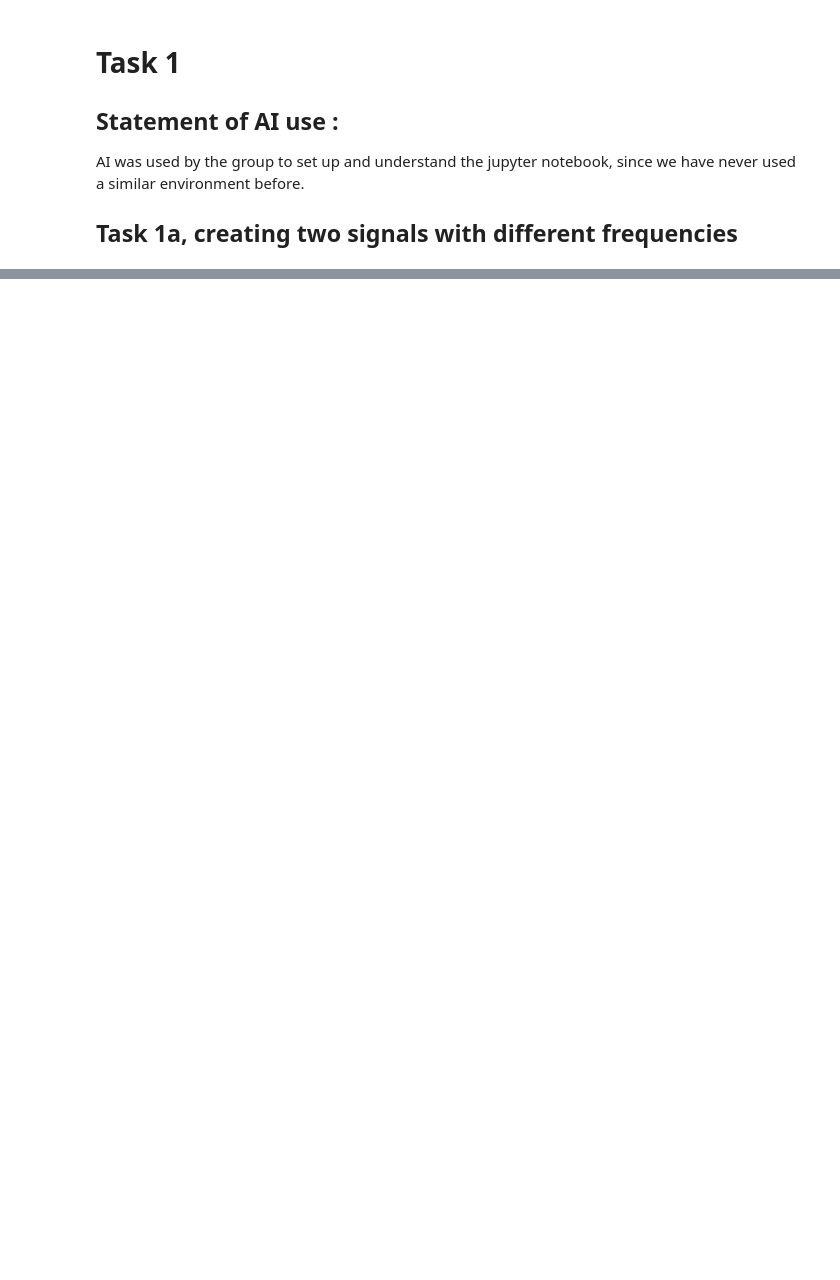
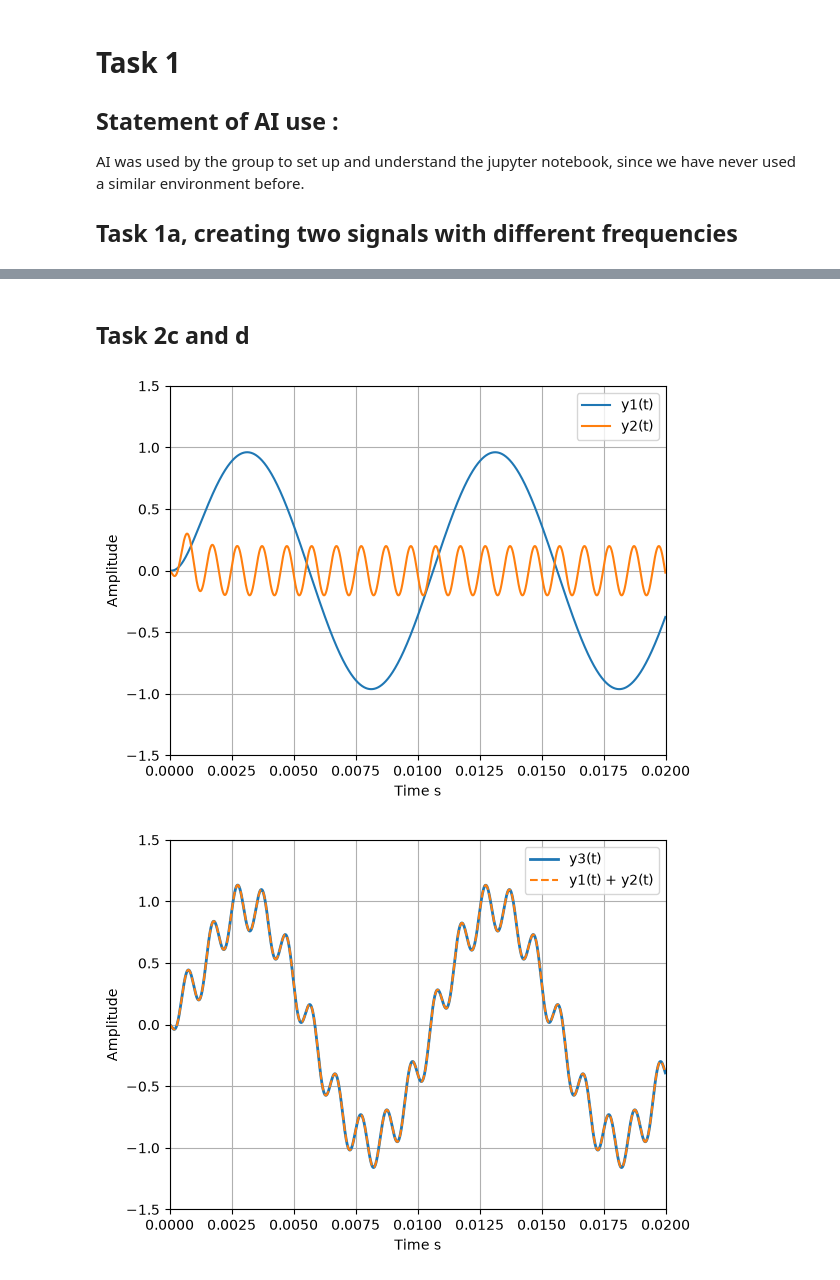
Before and after one commit to Mawi2342/LTI-system, a Jupyter notebook: assignment1.ipynb, the cells around one changed output, grey strips where cells are left out. Cells and saved outputs as stored; diff of their text form; code cells hidden in the pictures; blank space fills up the shorter version.

Commit message:
Task 2

```diff
--- a/assignment1.ipynb
+++ b/assignment1.ipynb
@@ -47,0 +109,60 @@ sd.play(x2 ,1/dt ,blocking=True)
+# %% [markdown]
+## Task 2c and d
+# %%
+import numpy as np
+import matplotlib.pyplot as plt
+from scipy import signal
+import sounddevice as sd
+
+dt = 0.00001
+t3 = np.arange(0, 0.02, dt)
+
+# Retrieved from Task 1
+## For x1: period T=0.01s, amplitude A=1, phase shift φ = 0 and f= 1/T = 1/0,01 = 100
+## For x2: amplitude A=1, phase shift φ = -pi/4
+x1 = 1*np.sin(2*np.pi*100*t3+0)
+x2 = 1*np.sin(2*np.pi*1000*t3-np.pi/4)
+
+x3 = x1 + x2
+
+def convolve(x, h):
+    y = dt*signal.convolve(x, h, method = 'direct')
+    y = y[0:x.shape[0]]
+    return y
+
+alpha = 1000 * np.pi
+h = (alpha**2)*t3*np.exp(-alpha*t3)
+y1 = convolve(x1, h)
+y2 = convolve(x2, h)
+
+y3 = convolve(x3, h)
+ySum = y1 + y2
+
+# Plotting y1(t) and y2(t)
+fig, ax1 = plt.subplots()
+ax1.plot(t3, y1, label='y1(t)')
+ax1.plot(t3, y2, label='y2(t)')
+
+ax1.set_xlabel('Time s')
+ax1.set_ylabel('Amplitude')
+ax1.set_xlim(0, 0.02)
+ax1.set_ylim(-1.5, 1.5)
+ax1.legend()
+ax1.grid()
+plt.show()
+
+# Plotting y3(t)
+fig, ax2 = plt.subplots()
+ax2.plot(t3, y3, label='y3(t)', linewidth=2)
+ax2.plot(t3, ySum, label='y1(t) + y2(t)', linestyle='--')
+
+ax2.set_xlabel('Time s')
+ax2.set_ylabel('Amplitude')
+ax2.set_xlim(0, 0.02)
+ax2.set_ylim(-1.5, 1.5)
+ax2.legend()
+ax2.grid()
+plt.show()
+# %% [output]
+[figure, added]
+[figure, added]
```
Also changed, not shown: parts of 6 cells of this notebook.
